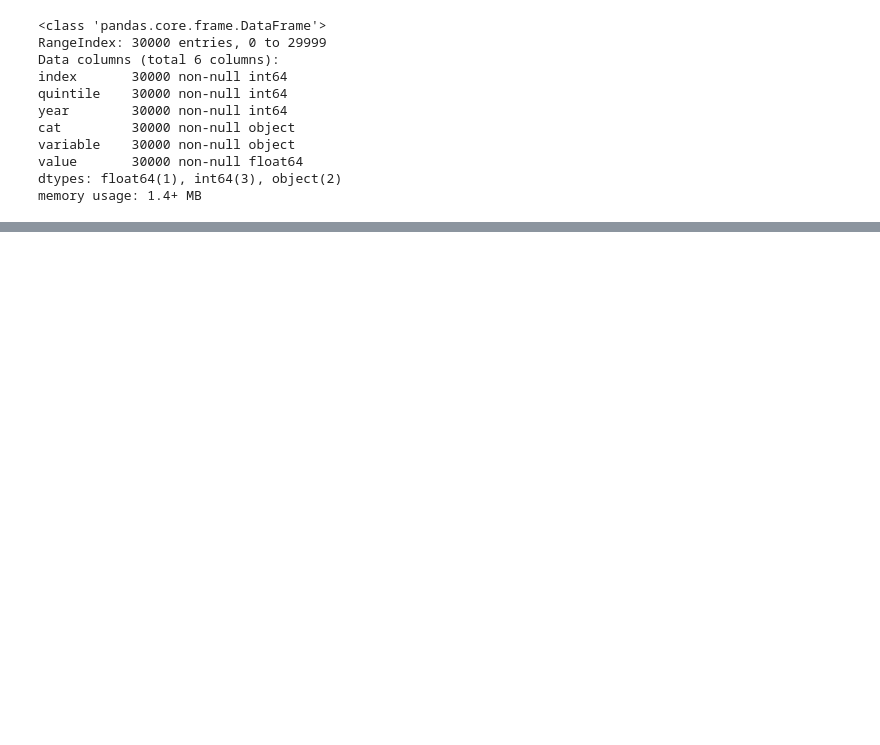
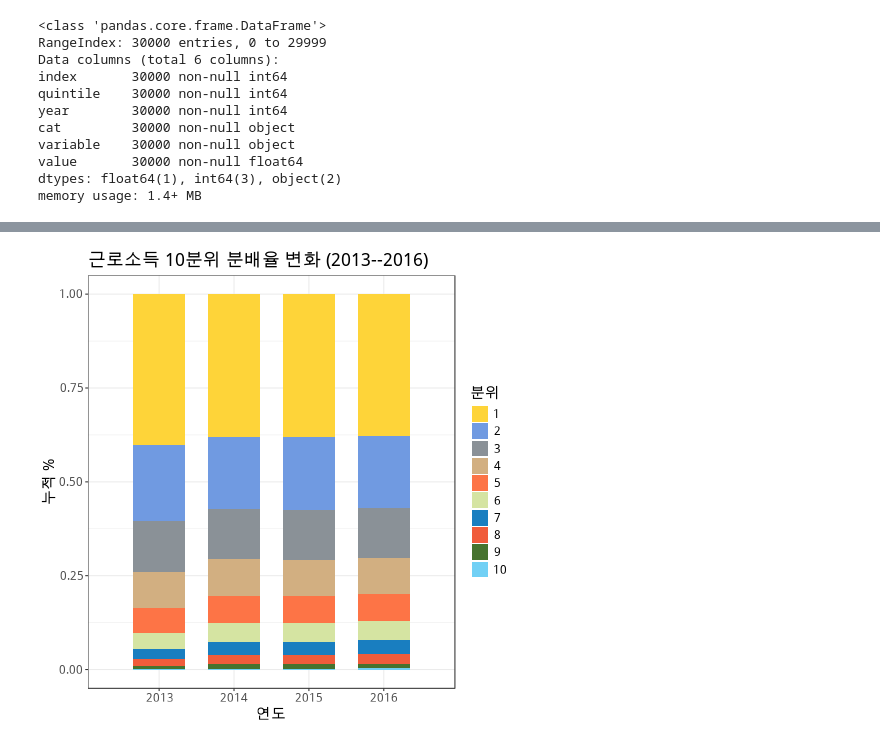
Before and after one commit to anarinsk/simsangjung, a Jupyter notebook: code/load_tidy.ipynb, the cells around one changed output, grey strips where cells are left out. Drawn from its saved outputs; the diff is of its cells as text; code cells hidden in the pictures; blank space fills up the shorter version.

```diff
--- a/code/load_tidy.ipynb
+++ b/code/load_tidy.ipynb
@@ -80,0 +273,5 @@ SyntaxError: invalid syntax (<ipython-input-19-c2b13620663a>, line 2)
+# %%
+%%R
+generate_work_q(q10)
+# %% [output]
+[figure, added]
```
Also changed, not shown: parts of 22 cells of this notebook.
